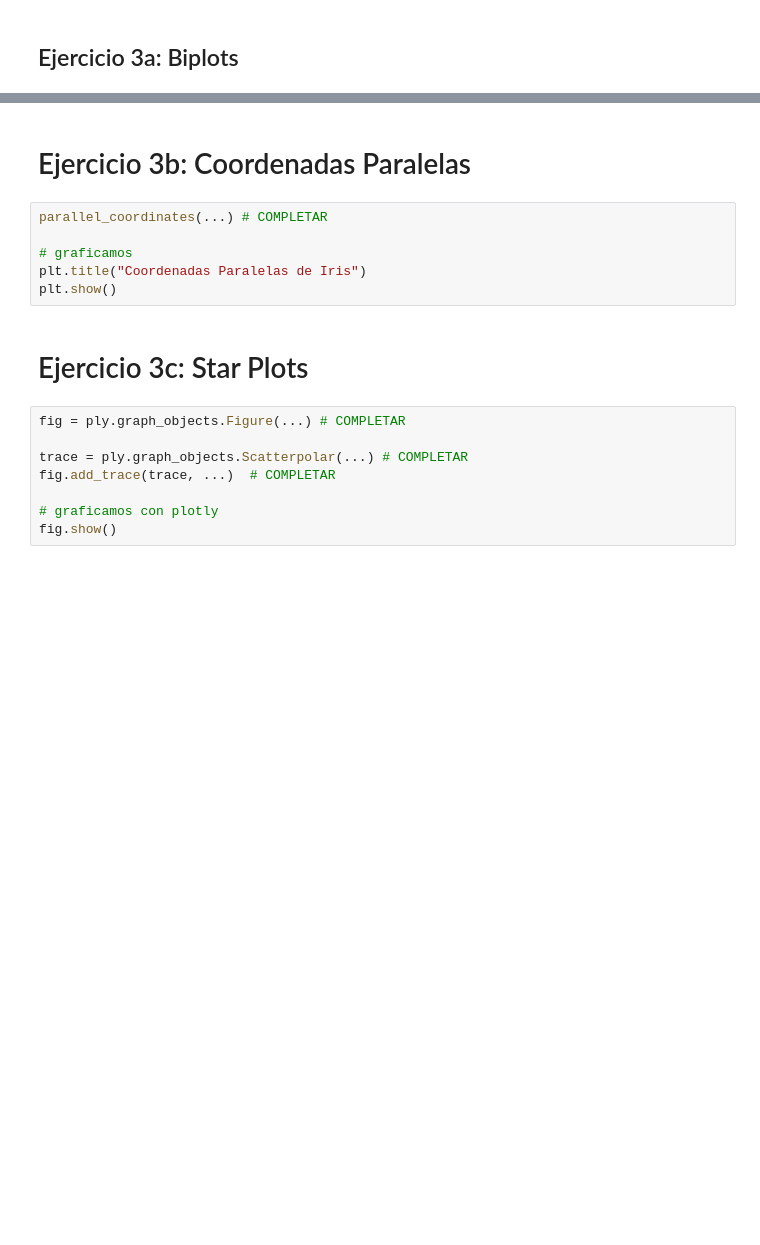
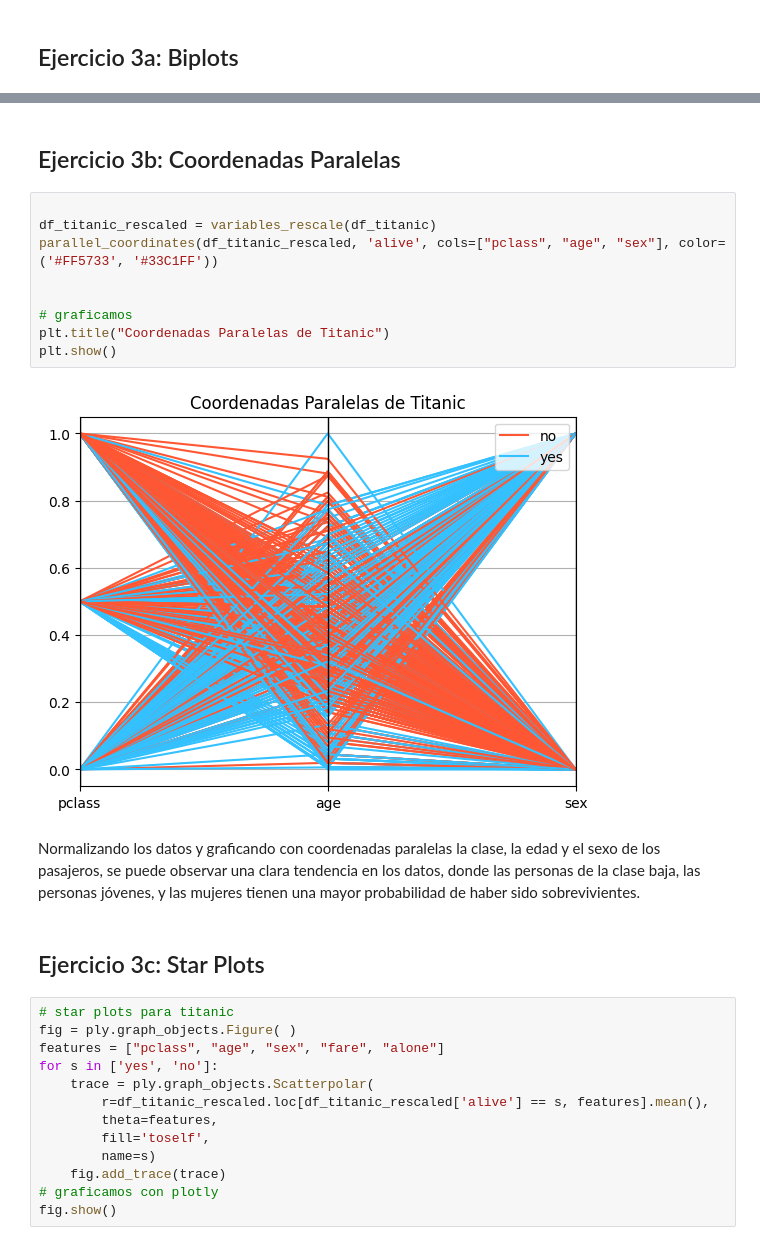
Before and after one commit to BrunoSpoletini/topicosMineriaDeDatos, a Jupyter notebook: tp1/TMD_TP1_Generacion_y_Ajuste.ipynb, the cells around one changed output, grey strips where cells are left out. Saved outputs shown, nothing was run; the diff lists cells and outputs as text; blank space fills up the shorter version.

```diff
--- a/tp1/TMD_TP1_Generacion_y_Ajuste.ipynb
+++ b/tp1/TMD_TP1_Generacion_y_Ajuste.ipynb
@@ -234,18 +433,31 @@ plt.show()
 # %% [markdown]
-# Ejercicio 3b: Coordenadas Paralelas
+## Ejercicio 3b: Coordenadas Paralelas
 # %%
-parallel_coordinates(...) # COMPLETAR
+
+df_titanic_rescaled = variables_rescale(df_titanic)
+parallel_coordinates(df_titanic_rescaled, 'alive', cols=["pclass", "age", "sex"], color=('#FF5733', '#33C1FF'))
+
 
 # graficamos
-plt.title("Coordenadas Paralelas de Iris")
+plt.title("Coordenadas Paralelas de Titanic")
 plt.show()
+# %% [output]
+[figure, added]
+# %% [markdown]
+Normalizando los datos y graficando con coordenadas paralelas la clase, la edad y el sexo de los pasajeros, se puede observar una clara tendencia en los datos, donde
+las personas de la clase baja, las personas jóvenes, y las mujeres tienen una mayor probabilidad de haber sido sobrevivientes.
 # %% [markdown]
-# Ejercicio 3c: Star Plots
+## Ejercicio 3c: Star Plots
 # %%
-fig = ply.graph_objects.Figure(...) # COMPLETAR
-
-trace = ply.graph_objects.Scatterpolar(...) # COMPLETAR
-fig.add_trace(trace, ...)  # COMPLETAR
-
+# star plots para titanic
+fig = ply.graph_objects.Figure( )
+features = ["pclass", "age", "sex", "fare", "alone"]
+for s in ['yes', 'no']:
+    trace = ply.graph_objects.Scatterpolar(
+        r=df_titanic_rescaled.loc[df_titanic_rescaled['alive'] == s, features].mean(),
+        theta=features,
+        fill='toself',
+        name=s)
+    fig.add_trace(trace)
 # graficamos con plotly
 fig.show()
```
Also changed, not shown: parts of 37 cells of this notebook.
